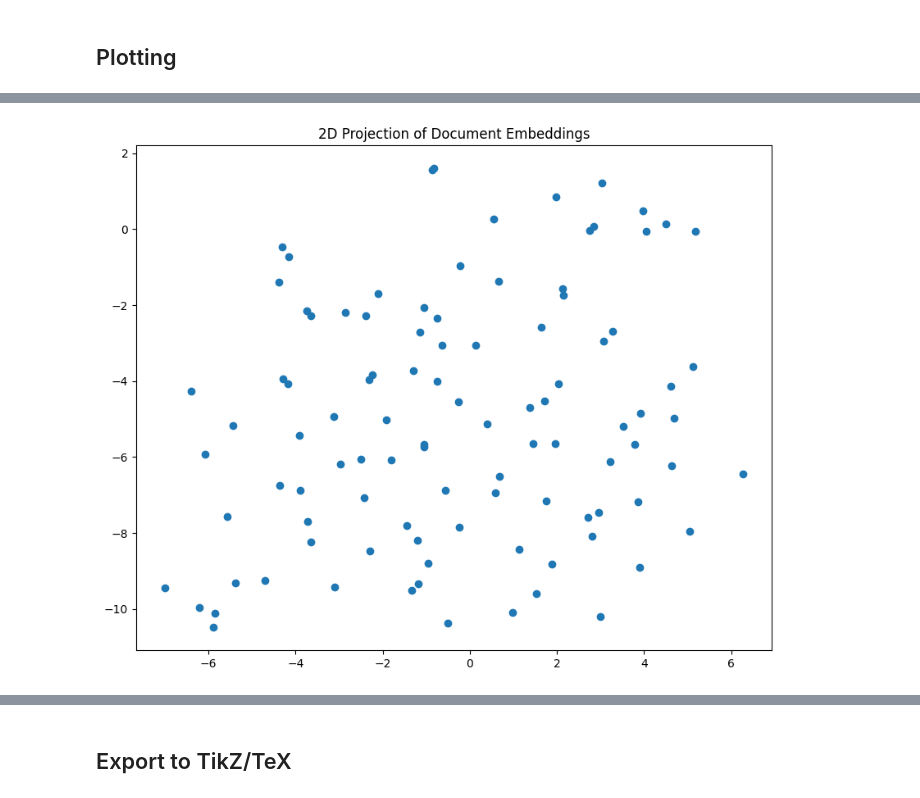
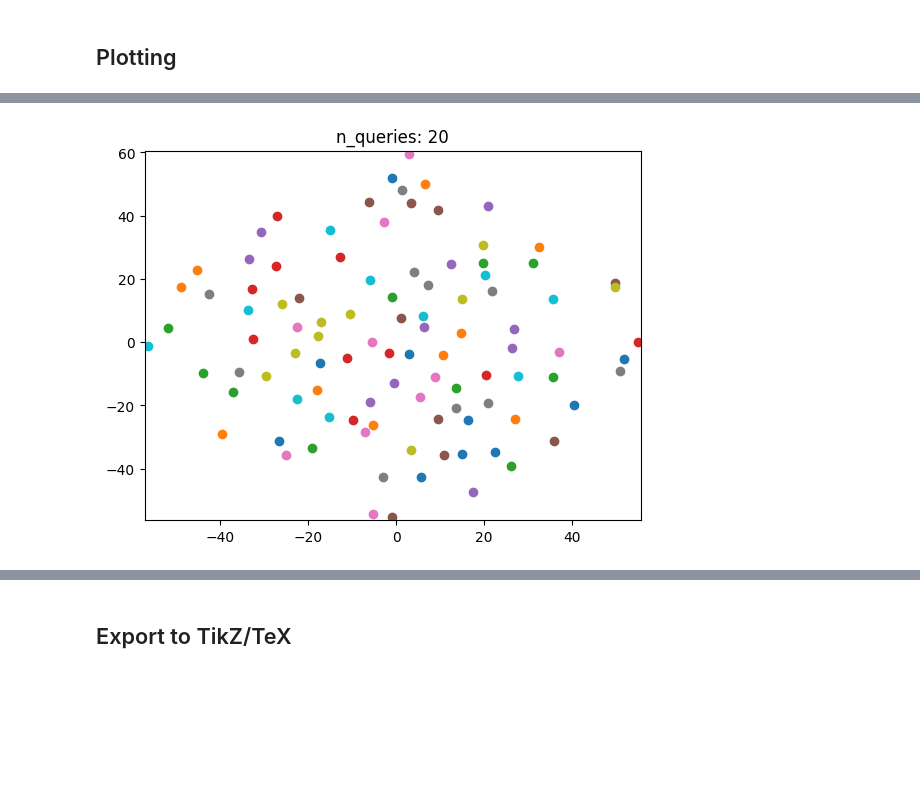
Before and after one commit to mg98/queries-is-all-you-need, a Jupyter notebook: notebooks/doc_clustering.ipynb, the cells around one changed output, grey strips where cells are left out. Saved outputs shown, nothing was run; the diff lists cells and outputs as text; code cells hidden in the pictures; blank space fills up the shorter version.

```diff
--- a/notebooks/doc_clustering.ipynb
+++ b/notebooks/doc_clustering.ipynb
@@ -79,11 +81,0 @@ AttributeError: 'numpy.ndarray' object has no attribute 'unsqueeze'
-# %%
-deltas = []
-for docid in docids:
-    delta = cosine_similarity(
-        get_embedding(model1, docid),
-        get_embedding(model20, docid)
-    )
-    deltas.append(delta.item())
-
-print('Mean:', sum(deltas) / len(deltas))
-print('Max:', max(deltas))
@@ -112,20 +150,60 @@ wandb: ERROR Dropped streaming file chunk (see wandb/debug-internal.log)
 # %%
-model, docids = restore_exp(100, 1)
+import pandas as pd
+import numpy as np
+import matplotlib.pyplot as plt
+from matplotlib.animation import FuncAnimation
+from sklearn.manifold import TSNE
+from sklearn.decomposition import PCA
+import matplotlib.colors as mcolors
 
-embeddings = torch.stack([get_embedding(model, docid).squeeze(0) for docid in docids]).detach().numpy()
+def preprocess_and_reduce_dimensions(df, n_components=2):
+    # Flatten all embeddings and prepare for dimensionality reduction
+    all_embeddings = np.array([emb.flatten() for emb in df['embedding'].tolist()])
+    reducer = TSNE(n_components=n_components, learning_rate='auto', init='random', random_state=42) # or PCA(n_components=n_components)
 
-# Now apply t-SNE
-tsne = TSNE(n_components=2, random_state=42)
-embeddings_2d = tsne.fit_transform(embeddings)
+    # Apply dimensionality reduction
+    reduced_embeddings = reducer.fit_transform(all_embeddings)
 
-# Scatter plot
-plt.figure(figsize=(10, 8))
-plt.scatter(embeddings_2d[:, 0], embeddings_2d[:, 1])
+    # Assign reduced dimensions back to DataFrame
+    df[['x', 'y']] = reduced_embeddings
+    return df
 
-# # Optionally add annotations
-# for i, docid in enumerate(docids):
-#     plt.annotate(docid, (embeddings_2d[i, 0], embeddings_2d[i, 1]))
+# Update the plotting function for fixed scales and colors
+def update(frame_number, df, ax, xlim, ylim, color_dict):
+    plt.cla()  # Clear the current axes
+    frame_df = df[df['n_queries'] == frame_number + 1]
+    for docid, group_df in frame_df.groupby('docid'):
+        ax.scatter(group_df['x'], group_df['y'], color=color_dict[docid], label=docid)
+    ax.set_xlim(xlim)
+    ax.set_ylim(ylim)
+    ax.set_title(f'n_queries: {frame_number + 1}')
 
-plt.title('2D Projection of Document Embeddings')
-plt.show()
+def create_animation(results_df):
+    # Color mapping
+    unique_docids = results_df['docid'].unique()
+    colors = list(mcolors.TABLEAU_COLORS.keys())  # Extend or modify as needed
+    color_dict = {docid: colors[i % len(colors)] for i, docid in enumerate(unique_docids)}
+
+    # Preprocess and reduce dimensions for the entire dataset
+    all_reduced_df = preprocess_and_reduce_dimensions(results_df.copy())
+
+    # Determine fixed xlim and ylim based on all data
+    xlim = (all_reduced_df['x'].min(), all_reduced_df['x'].max())
+    ylim = (all_reduced_df['y'].min(), all_reduced_df['y'].max())
+
+    fig, ax = plt.subplots()
+
+    max_queries = results_df['n_queries'].max()
+    anim = FuncAnimation(fig, update, frames=range(max_queries), fargs=(all_reduced_df, ax, xlim, ylim, color_dict), repeat=False)
+
+    # Save the animation
+    return anim
+
+def get_results(size=100):
+    selected_docids = results_df['docid'].unique()[:size]
+    reduced_results_df = results_df[results_df['docid'].isin(selected_docids)]
+    return reduced_results_df
+
+anim = create_animation(get_results())
+HTML(anim.to_html5_video())
 # %% [output]
@@ -137 +211 @@ wandb:   1 of 1 files downloaded.
-[figure, old version]
+[figure, new version]
```
Also changed, not shown: parts of 10 cells of this notebook, 9 other files.
